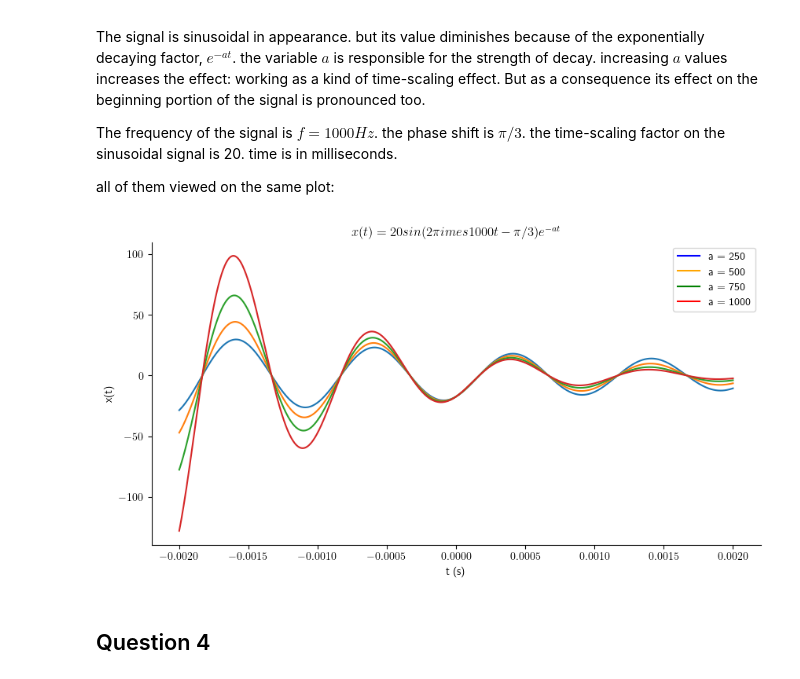
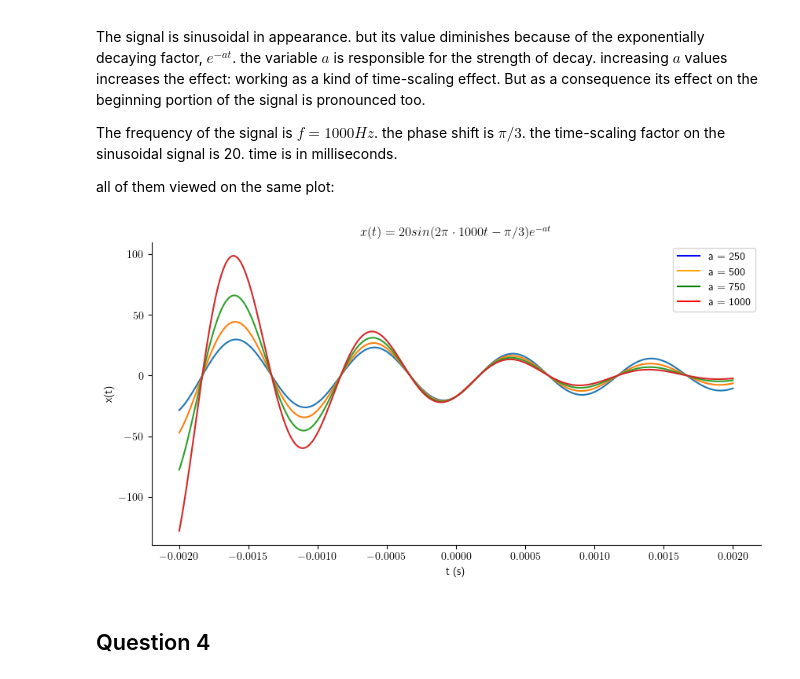
Before and after one commit to az-yugen/EEE-3005.-Signals-Systems-LAB, a Jupyter notebook: Week 7. Assignment 2/[EEE-3005]. HW2. 220702706 - Ahmad Zameer Nazarı.ipynb, the cells around one changed output. Saved outputs shown, nothing was run; the diff lists cells and outputs as text; code cells hidden in the pictures.

Commit message:
images

```diff
--- a/Week 7. Assignment 2/[EEE-3005]. HW2. 220702706 - Ahmad Zameer Nazarı.ipynb
+++ b/Week 7. Assignment 2/[EEE-3005]. HW2. 220702706 - Ahmad Zameer Nazarı.ipynb
@@ -77,35 +77,35 @@ all of them viewed on the same plot:
 # %%
 # plotting
 t = np.linspace(-0.002,0.002,1000)
 
 plt.figure(figsize=(10,5))
 a = 250
 for i in range(1,5):
     x3 = 20*np.sin(2*np.pi*1000*t-(np.pi/3))*np.exp(-a*t)
     plt.plot(t,x3)
     a += 250
 plt.rc('axes.spines', **{'bottom':True, 'left':True, 'right':False, 'top':False})
-plt.title('$x(t) = 20sin(2 \pi \times 1000t - \pi /3)e^{-at}$')
+plt.title('$x(t) = 20sin(2 \pi \cdot 1000t - \pi /3)e^{-at}$')
 plt.xlabel('t (s)')
 plt.ylabel('x(t)')
 
 
 # adding legend
 handles, labels = plt.gca().get_legend_handles_labels()
 
 graph1 = Line2D([0], [0], label='a = 250', color='blue')
 graph2 = Line2D([0], [0], label='a = 500', color='orange')
 graph3 = Line2D([0], [0], label='a = 750', color='green')
 graph4 = Line2D([0], [0], label='a = 1000', color='red')
 
 handles.extend([graph1,graph2,graph3,graph4])
 
 plt.legend(handles=handles)
 
 
 plt.show()
 # %% [output]
-[figure, old version]
+[figure, new version]
 # %% [markdown]
 ## Question 4
 # %%
```
Also changed, not shown: parts of 1 cell of this notebook, 4 other files.
